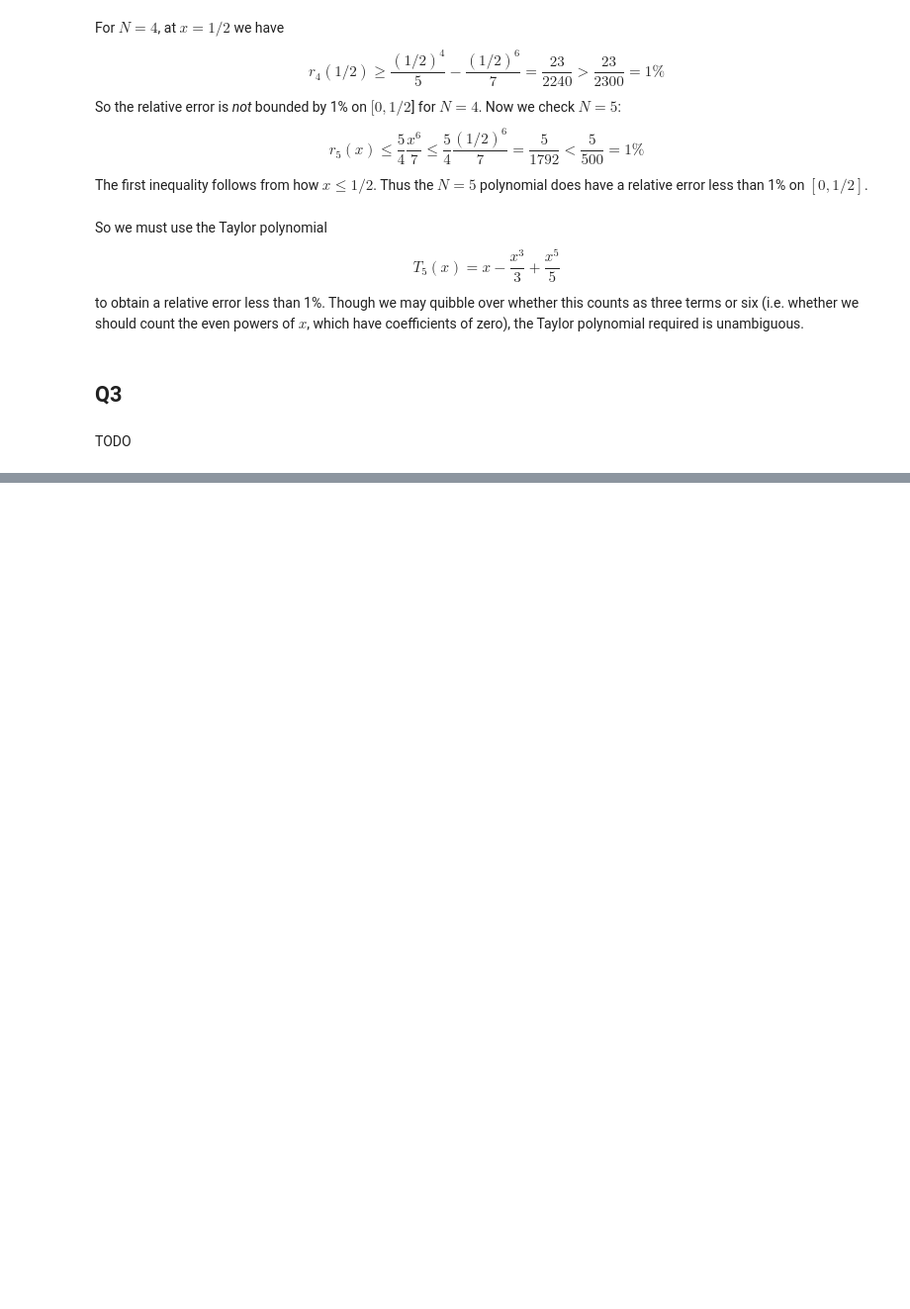
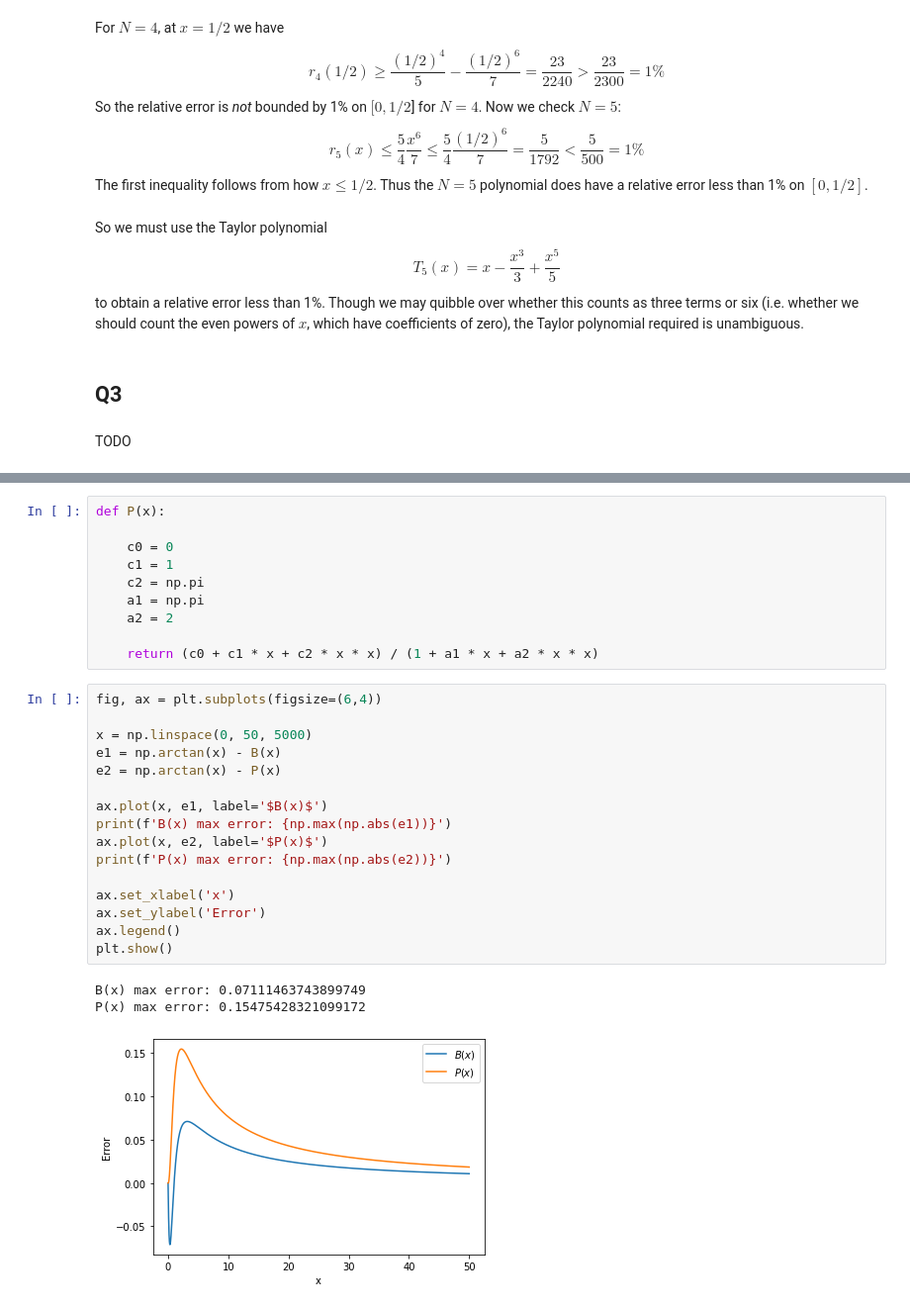
Before and after one commit to jwu277/math406-hw1, a Jupyter notebook: assi1.ipynb, the cells around one changed output, grey strips where cells are left out. Shown: that part at 99% size. Drawn from its saved outputs; the diff is of its cells as text; blank space fills up the shorter version.

```diff
--- a/assi1.ipynb
+++ b/assi1.ipynb
@@ -163,0 +185,30 @@ TODO
+# %%
+def P(x):
+
+    c0 = 0
+    c1 = 1
+    c2 = np.pi
+    a1 = np.pi
+    a2 = 2
+
+    return (c0 + c1 * x + c2 * x * x) / (1 + a1 * x + a2 * x * x)
+# %%
+fig, ax = plt.subplots(figsize=(6,4))
+
+x = np.linspace(0, 50, 5000)
+e1 = np.arctan(x) - B(x)
+e2 = np.arctan(x) - P(x)
+
+ax.plot(x, e1, label='$B(x)$')
+print(f'B(x) max error: {np.max(np.abs(e1))}')
+ax.plot(x, e2, label='$P(x)$')
+print(f'P(x) max error: {np.max(np.abs(e2))}')
+
+ax.set_xlabel('x')
+ax.set_ylabel('Error')
+ax.legend()
+plt.show()
+# %% [output]
+B(x) max error: 0.07111463743899749
+P(x) max error: 0.15475428321099172
+[figure, added]
```
Also changed, not shown: parts of 3 cells of this notebook.
